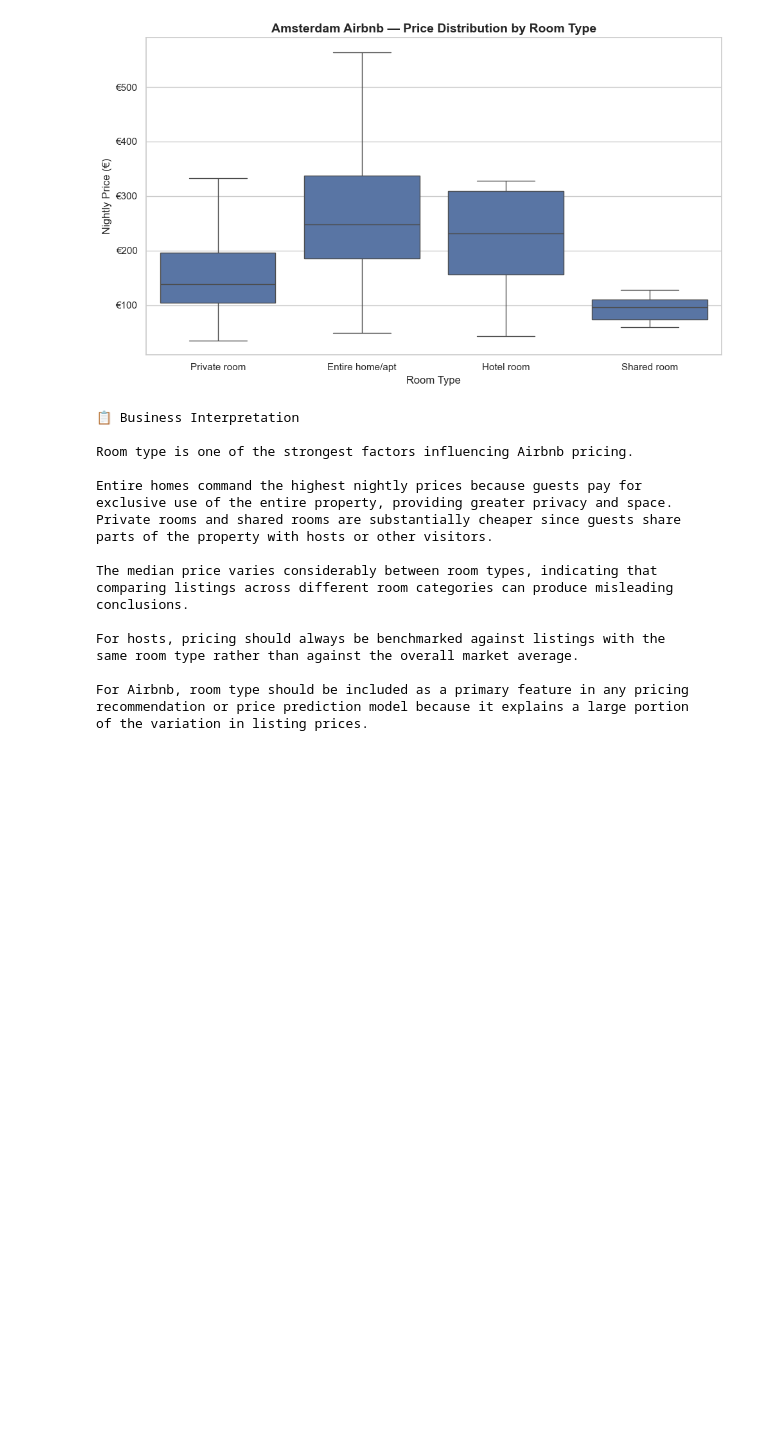
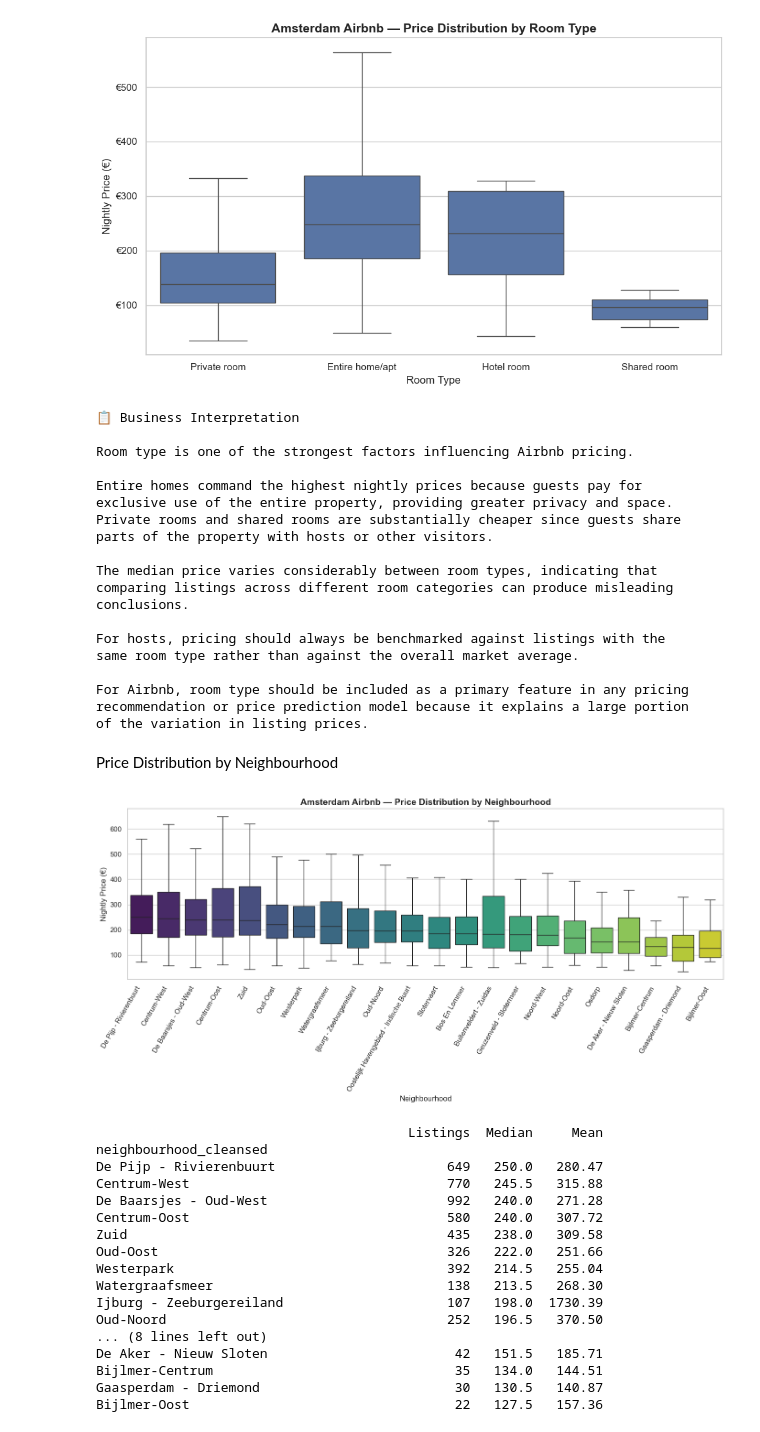
Before and after one commit to ChamodyaMihirath/airbnb-data-engineering-pipeline, a Jupyter notebook: Notebooks/exploratory_data_analysis.ipynb, the cells around one changed output. Cells and saved outputs as stored; diff of their text form; code cells hidden in the pictures; blank space fills up the shorter version.

Commit message:
price reports and availability check analysis

```diff
--- a/Notebooks/exploratory_data_analysis.ipynb
+++ b/Notebooks/exploratory_data_analysis.ipynb
@@ -326,3 +326,73 @@ same room type rather than against the overall market average.
 For Airbnb, room type should be included as a primary feature in any pricing
 recommendation or price prediction model because it explains a large portion
 of the variation in listing prices.
+# %% [markdown]
+Price Distribution by Neighbourhood
+# %%
+neighbourhood_order = (
+    valid.groupby("neighbourhood_cleansed")["price"]
+         .median()
+         .sort_values(ascending=False)
+         .index
+)
+
+plt.figure(figsize=(14,7))
+
+sns.boxplot(
+    data=valid,
+    x="neighbourhood_cleansed",
+    y="price",
+    order=neighbourhood_order,
+    showfliers=False,
+    palette="viridis"
+)
+
+plt.xticks(rotation=60, ha="right")
+
+plt.title(
+    "Amsterdam Airbnb — Price Distribution by Neighbourhood",fontsize=14,fontweight="bold")
+
+plt.xlabel("Neighbourhood")
+plt.ylabel("Nightly Price (€)")
+
+plt.tight_layout()
+
+plt.savefig(
+    REPORT_DIR / "fig_03_price_by_neighbourhood.png",
+    dpi=150,
+    bbox_inches="tight"
+)
+
+plt.show()
+
+stats = (
+    valid.groupby("neighbourhood_cleansed")["price"]
+         .agg(
+             Listings="count",
+             Median="median",
+             Mean="mean"
+         )
+         .sort_values("Median", ascending=False)
+)
+
+print(stats.round(2))
+print("")
+# %% [output]
+[figure, added]
+                                        Listings  Median     Mean
+neighbourhood_cleansed
+De Pijp - Rivierenbuurt                      649   250.0   280.47
+Centrum-West                                 770   245.5   315.88
+De Baarsjes - Oud-West                       992   240.0   271.28
+Centrum-Oost                                 580   240.0   307.72
+Zuid                                         435   238.0   309.58
+Oud-Oost                                     326   222.0   251.66
+Westerpark                                   392   214.5   255.04
+Watergraafsmeer                              138   213.5   268.30
+Ijburg - Zeeburgereiland                     107   198.0  1730.39
+Oud-Noord                                    252   196.5   370.50
+... (8 lines left out)
+De Aker - Nieuw Sloten                        42   151.5   185.71
+Bijlmer-Centrum                               35   134.0   144.51
+Gaasperdam - Driemond                         30   130.5   140.87
+Bijlmer-Oost                                  22   127.5   157.36
```
Also changed, not shown: 12 other files.
